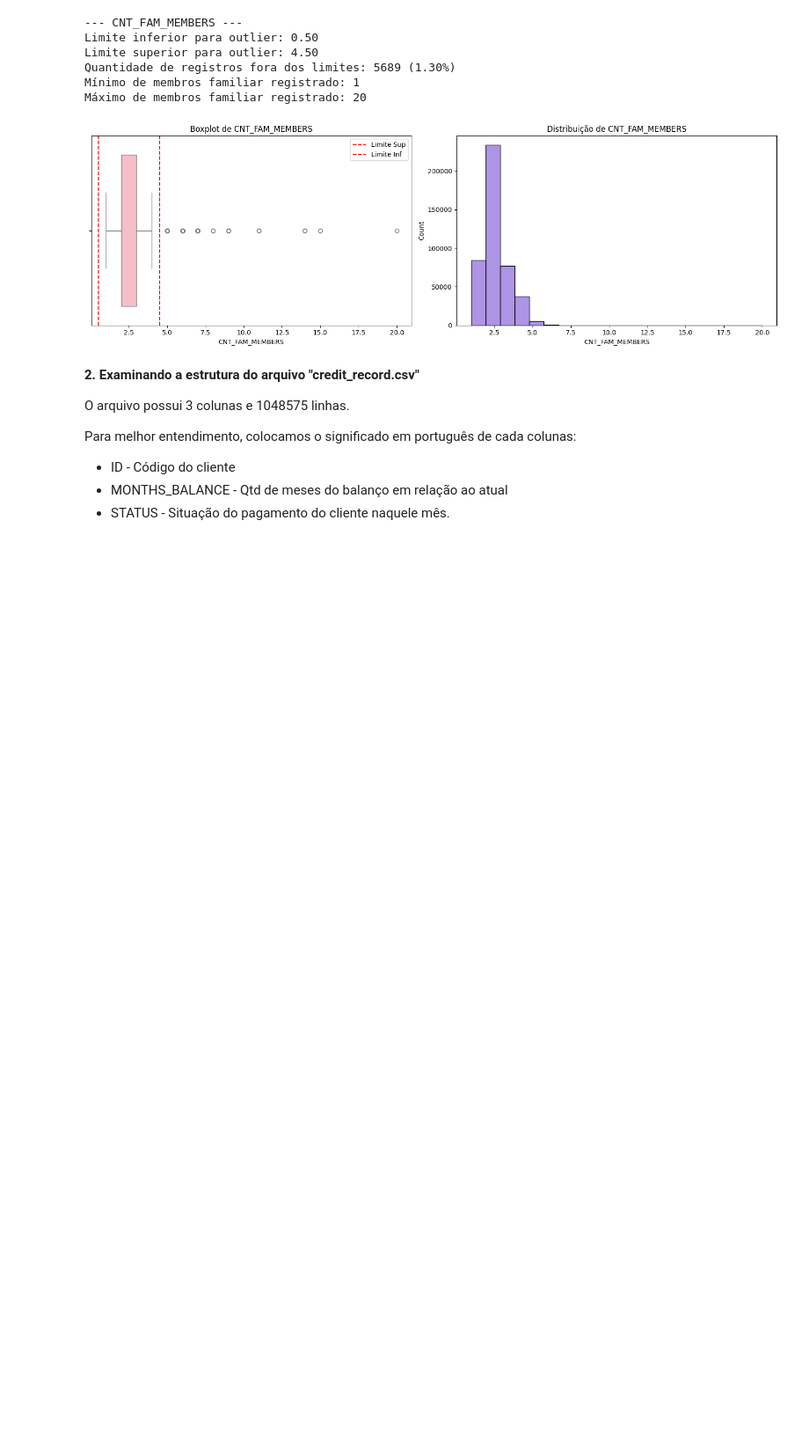
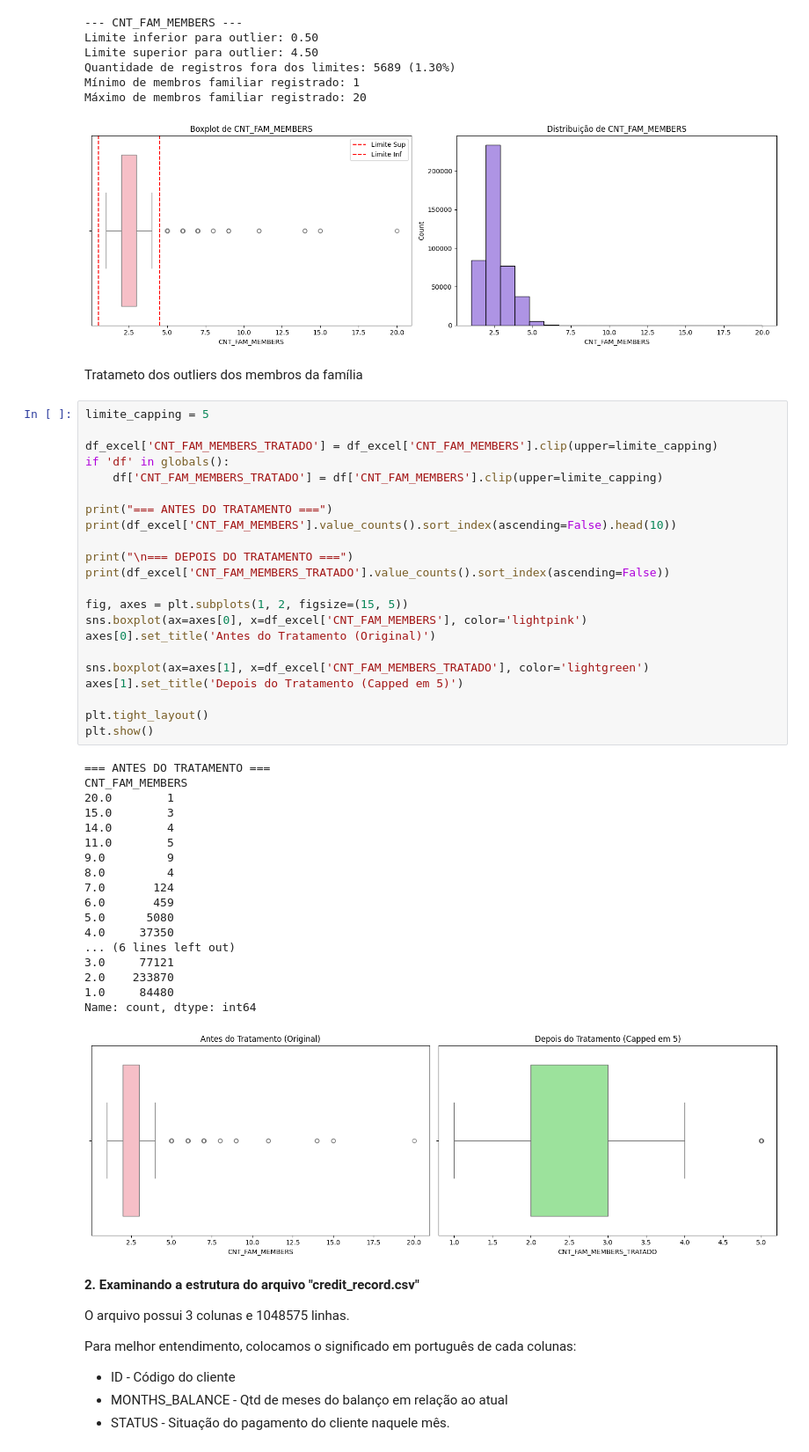
Before and after one commit to fernandinhaalmeida84/Tech_Challenge_Fase_2, a Jupyter notebook: Notebook/Untitled4.ipynb, the cells around one changed output. Shown at 88% size. Saved outputs shown, nothing was run; the diff lists cells and outputs as text; blank space fills up the shorter version.

```diff
--- a/Notebook/Untitled4.ipynb
+++ b/Notebook/Untitled4.ipynb
@@ -373,6 +391,49 @@ Quantidade de registros fora dos limites: 5689 (1.30%)
 Mínimo de membros familiar registrado: 1
 Máximo de membros familiar registrado: 20
 [figure]
+# %% [markdown]
+Tratameto dos outliers dos membros da família
+# %%
+limite_capping = 5
+
+df_excel['CNT_FAM_MEMBERS_TRATADO'] = df_excel['CNT_FAM_MEMBERS'].clip(upper=limite_capping)
+if 'df' in globals():
+    df['CNT_FAM_MEMBERS_TRATADO'] = df['CNT_FAM_MEMBERS'].clip(upper=limite_capping)
+
+print("=== ANTES DO TRATAMENTO ===")
+print(df_excel['CNT_FAM_MEMBERS'].value_counts().sort_index(ascending=False).head(10))
+
+print("\n=== DEPOIS DO TRATAMENTO ===")
+print(df_excel['CNT_FAM_MEMBERS_TRATADO'].value_counts().sort_index(ascending=False))
+
+fig, axes = plt.subplots(1, 2, figsize=(15, 5))
+sns.boxplot(ax=axes[0], x=df_excel['CNT_FAM_MEMBERS'], color='lightpink')
+axes[0].set_title('Antes do Tratamento (Original)')
+
+sns.boxplot(ax=axes[1], x=df_excel['CNT_FAM_MEMBERS_TRATADO'], color='lightgreen')
+axes[1].set_title('Depois do Tratamento (Capped em 5)')
+
+plt.tight_layout()
+plt.show()
+# %% [output]
+=== ANTES DO TRATAMENTO ===
+CNT_FAM_MEMBERS
+20.0        1
+15.0        3
+14.0        4
+11.0        5
+9.0         9
+8.0         4
+7.0       124
+6.0       459
+5.0      5080
+4.0     37350
+... (6 lines left out)
+3.0     77121
+2.0    233870
+1.0     84480
+Name: count, dtype: int64
+[figure, added]
 # %% [markdown]
 **2. Examinando a estrutura do arquivo "credit_record.csv"**
 
```
Also changed, not shown: parts of 17 cells of this notebook.
